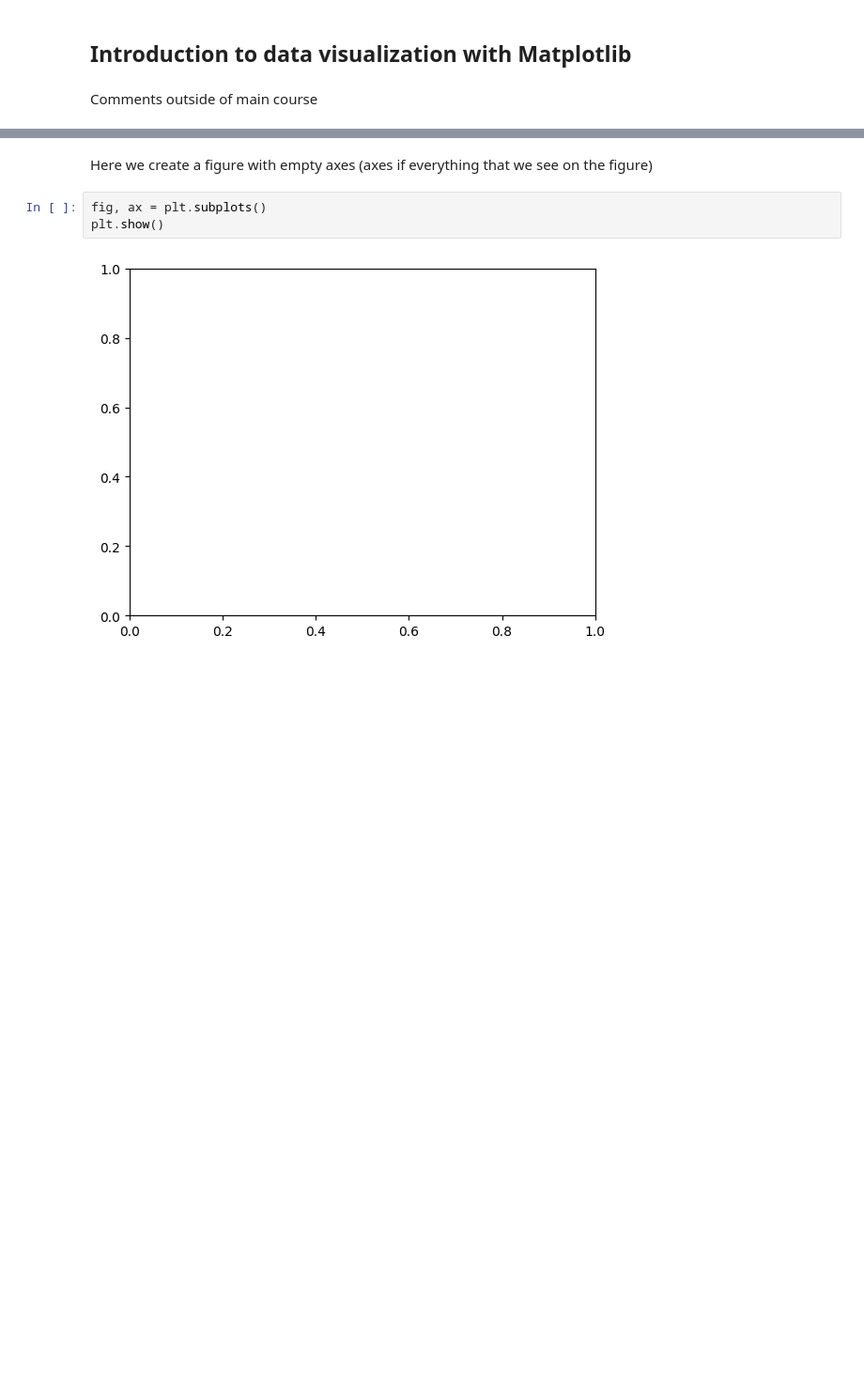
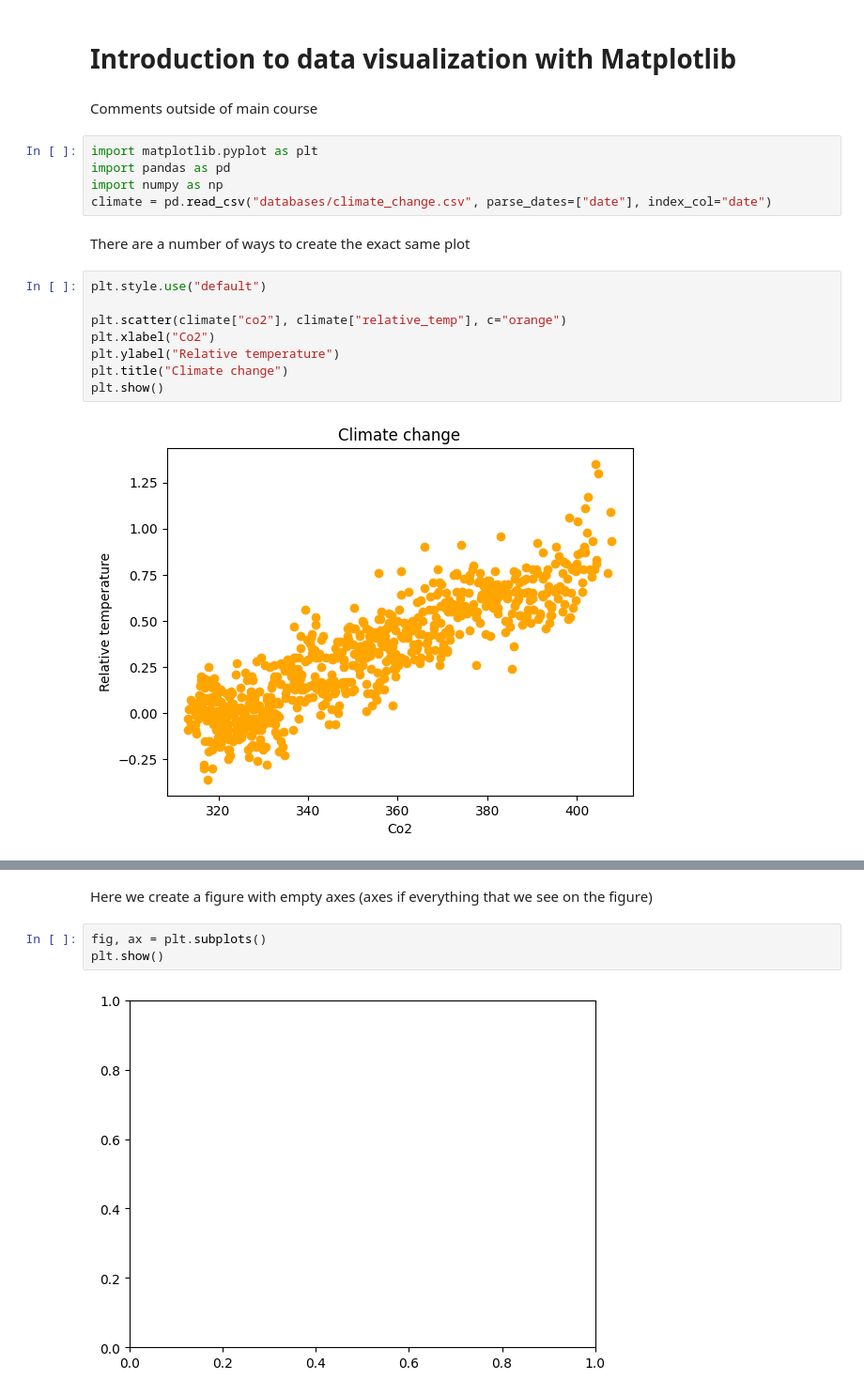
Before and after one commit to andrewch28/DataCamp, a Jupyter notebook: 6)Matplotlib.ipynb, the cells around one changed output, grey strips where cells are left out. Shown at 94% size. Drawn from its saved outputs; the diff is of its cells as text; blank space fills up the shorter version.

```diff
--- a/6)Matplotlib.ipynb
+++ b/6)Matplotlib.ipynb
@@ -1,4 +1,21 @@
 # %% [markdown]
-## Introduction to data visualization with Matplotlib
+# Introduction to data visualization with Matplotlib
 # %% [markdown]
 Comments outside of main course
+# %%
+import matplotlib.pyplot as plt
+import pandas as pd
+import numpy as np
+climate = pd.read_csv("databases/climate_change.csv", parse_dates=["date"], index_col="date")
+# %% [markdown]
+There are a number of ways to create the exact same plot
+# %%
+plt.style.use("default")
+
+plt.scatter(climate["co2"], climate["relative_temp"], c="orange")
+plt.xlabel("Co2")
+plt.ylabel("Relative temperature")
+plt.title("Climate change")
+plt.show()
+# %% [output]
+[figure, added]
```
Also changed, not shown: parts of 14 cells of this notebook, 3 other files.
